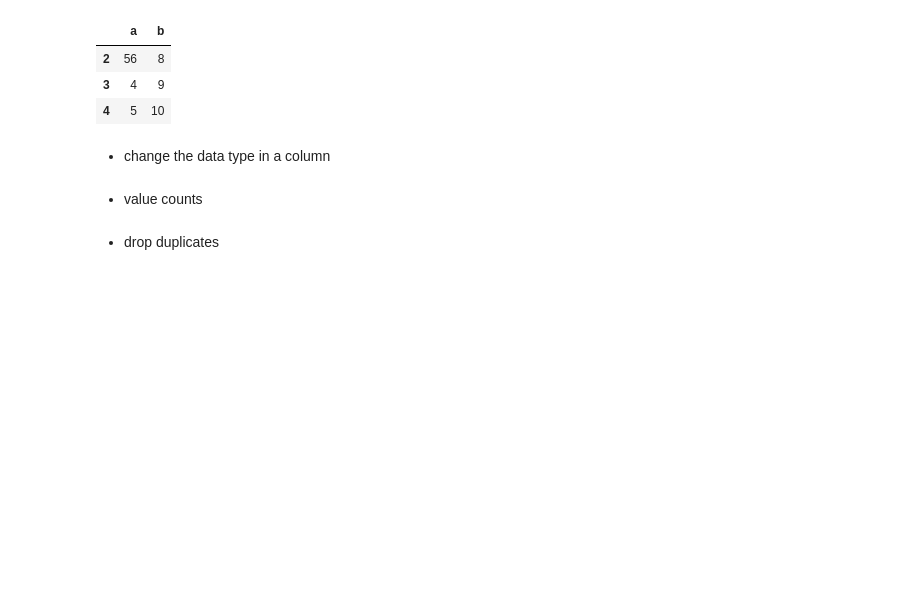
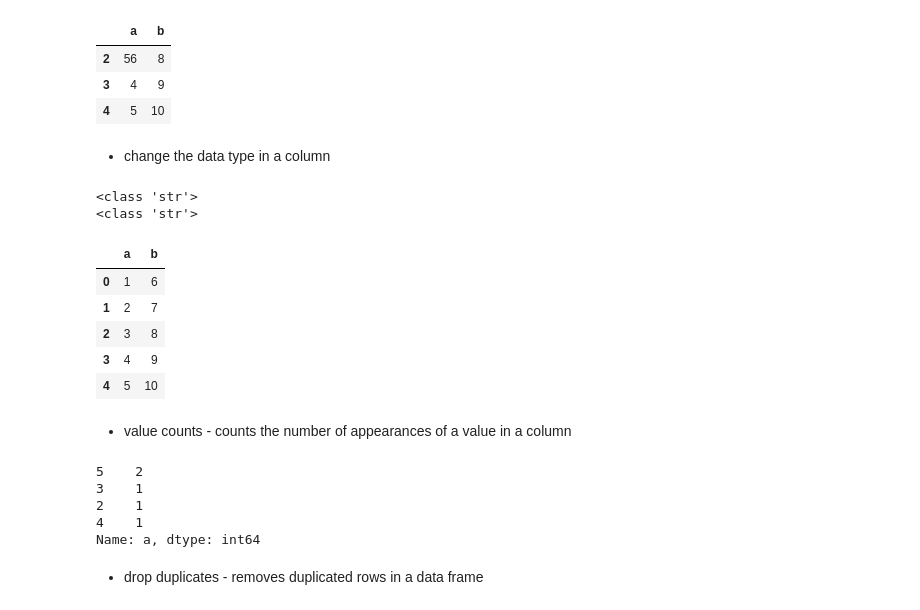
Before and after one commit to avkch/Python-for-beginners, a Jupyter notebook: Python for beginners.ipynb, the cells around one changed output. Drawn from its saved outputs; the diff is of its cells as text; code cells hidden in the pictures; blank space fills up the shorter version.

```diff
--- a/Python for beginners.ipynb
+++ b/Python for beginners.ipynb
@@ -1913,7 +1925,31 @@ df2
 | 4 | 5 | 10 |
 # %% [markdown]
 * change the data type in a column
-# %% [markdown]
-* value counts
+# %%
+print(type(df1['a'][0]))
+df1['a'] = df1['a'].astype('str')
+print(type(df1['a'][0]))
+df1
+# %% [output]
+<class 'str'>
+<class 'str'>
+|  | a | b |
+| 0 | 1 | 6 |
+| 1 | 2 | 7 |
+| 2 | 3 | 8 |
+| 3 | 4 | 9 |
+| 4 | 5 | 10 |
+# %% [markdown]
+* value counts - counts the number of appearances of a value in a column
+# %%
+df1.iloc[0, 0] = '5'
+df1
+df1['a'].value_counts()
+# %% [output]
+5    2
+3    1
+2    1
+4    1
+Name: a, dtype: int64
 # %% [markdown]
-* drop duplicates
+* drop duplicates - removes duplicated rows in a data frame
```
Also changed, not shown: parts of 35 cells of this notebook.
